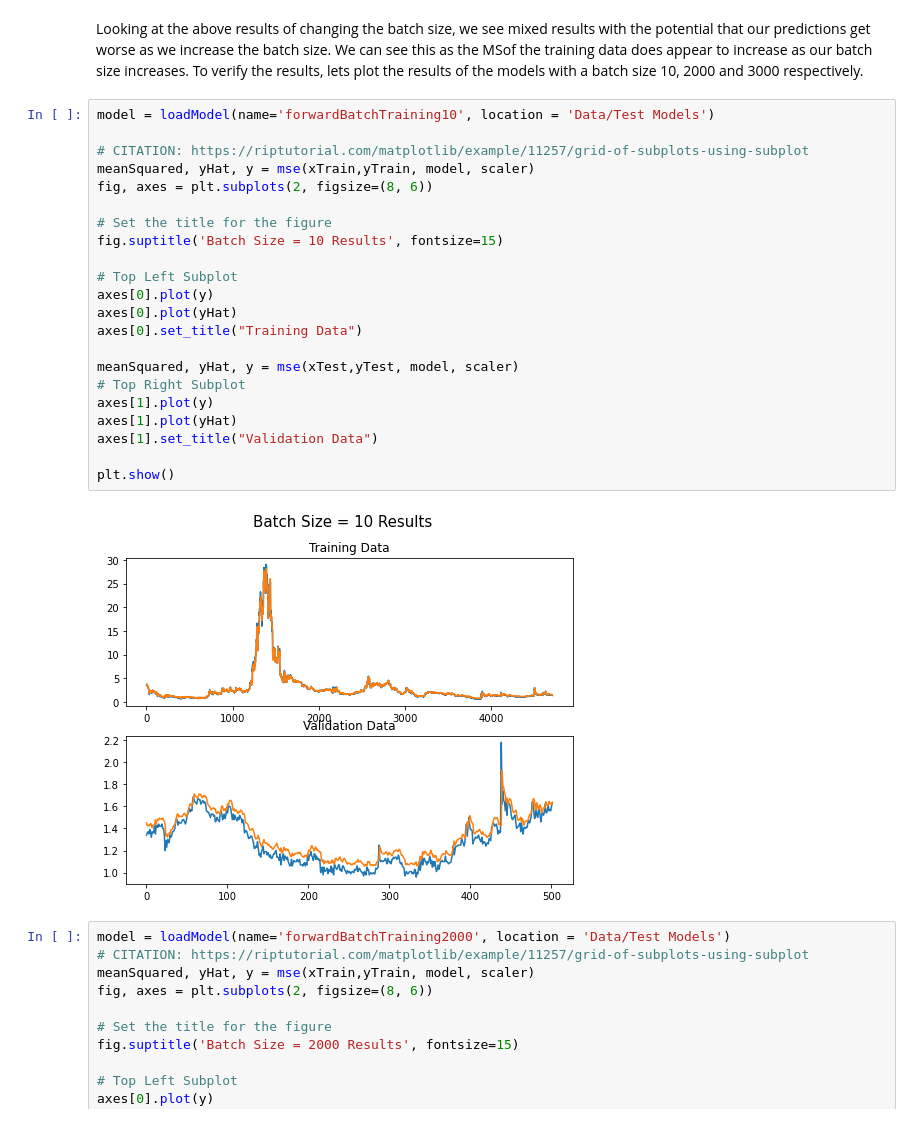
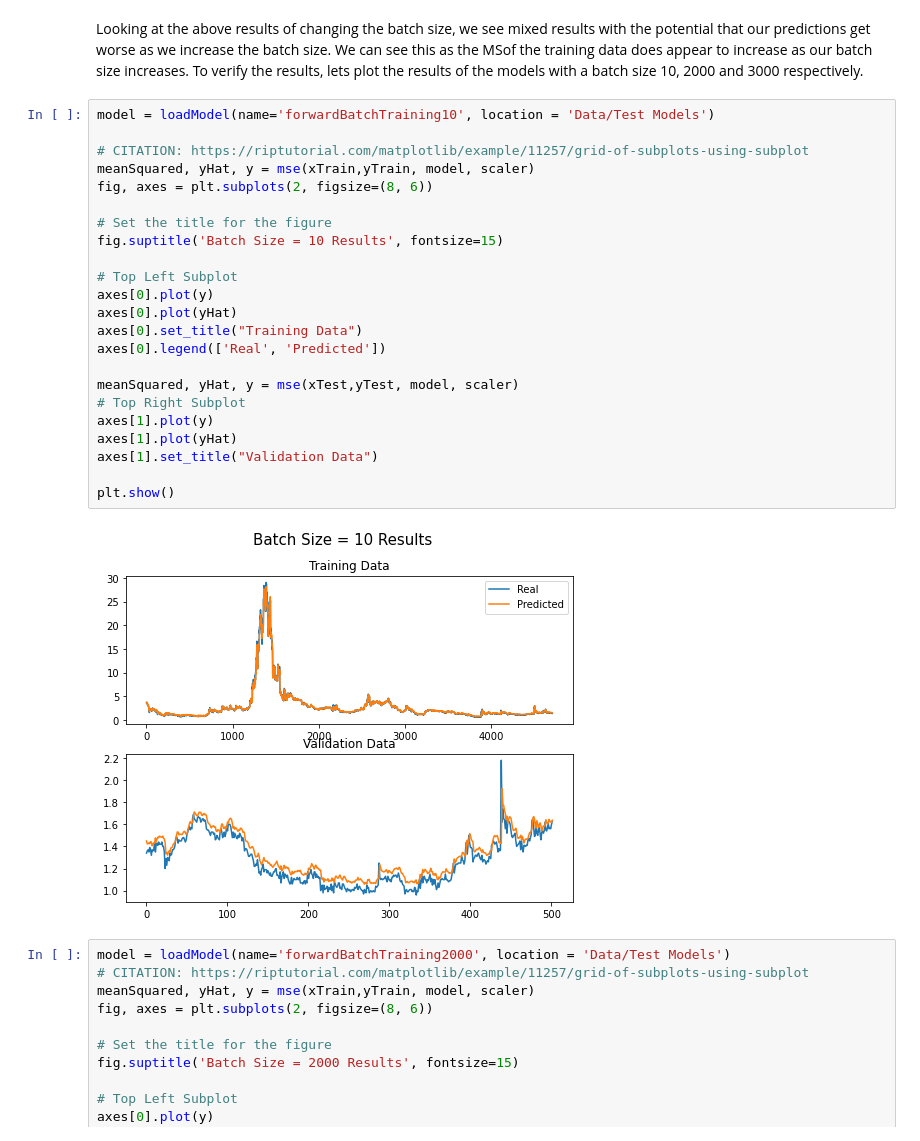
Before and after one commit to avickars/Deep-Learning-Stock-Trading-Model, a Jupyter notebook: neauralNetwork.ipynb, the cells around one changed output. Saved outputs shown, nothing was run; the diff lists cells and outputs as text.

```diff
--- a/neauralNetwork.ipynb
+++ b/neauralNetwork.ipynb
@@ -78,27 +78,28 @@ Looking at the above results of changing the batch size, we see mixed results wi
 # %%
 model = loadModel(name='forwardBatchTraining10', location = 'Data/Test Models')
 
 # CITATION: https://riptutorial.com/matplotlib/example/11257/grid-of-subplots-using-subplot
 meanSquared, yHat, y = mse(xTrain,yTrain, model, scaler)
 fig, axes = plt.subplots(2, figsize=(8, 6))
 
 # Set the title for the figure
 fig.suptitle('Batch Size = 10 Results', fontsize=15)
 
 # Top Left Subplot
 axes[0].plot(y)
 axes[0].plot(yHat)
 axes[0].set_title("Training Data")
+axes[0].legend(['Real', 'Predicted'])
 
 meanSquared, yHat, y = mse(xTest,yTest, model, scaler)
 # Top Right Subplot
 axes[1].plot(y)
 axes[1].plot(yHat)
 axes[1].set_title("Validation Data")
 
 plt.show()
 # %% [output]
-[figure, old version]
+[figure, new version]
 # %%
 model = loadModel(name='forwardBatchTraining2000', location = 'Data/Test Models')
 # CITATION: https://riptutorial.com/matplotlib/example/11257/grid-of-subplots-using-subplot
```
Also changed, not shown: parts of 1 cell of this notebook, 5 other files.
